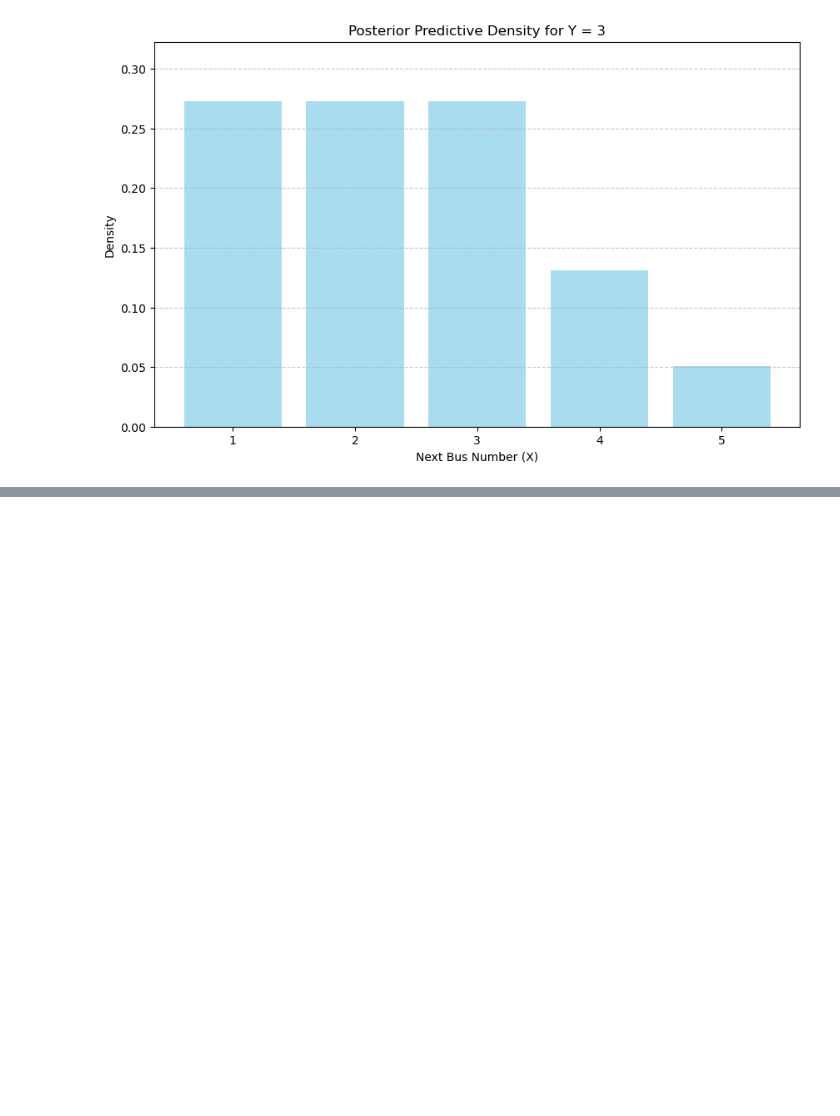
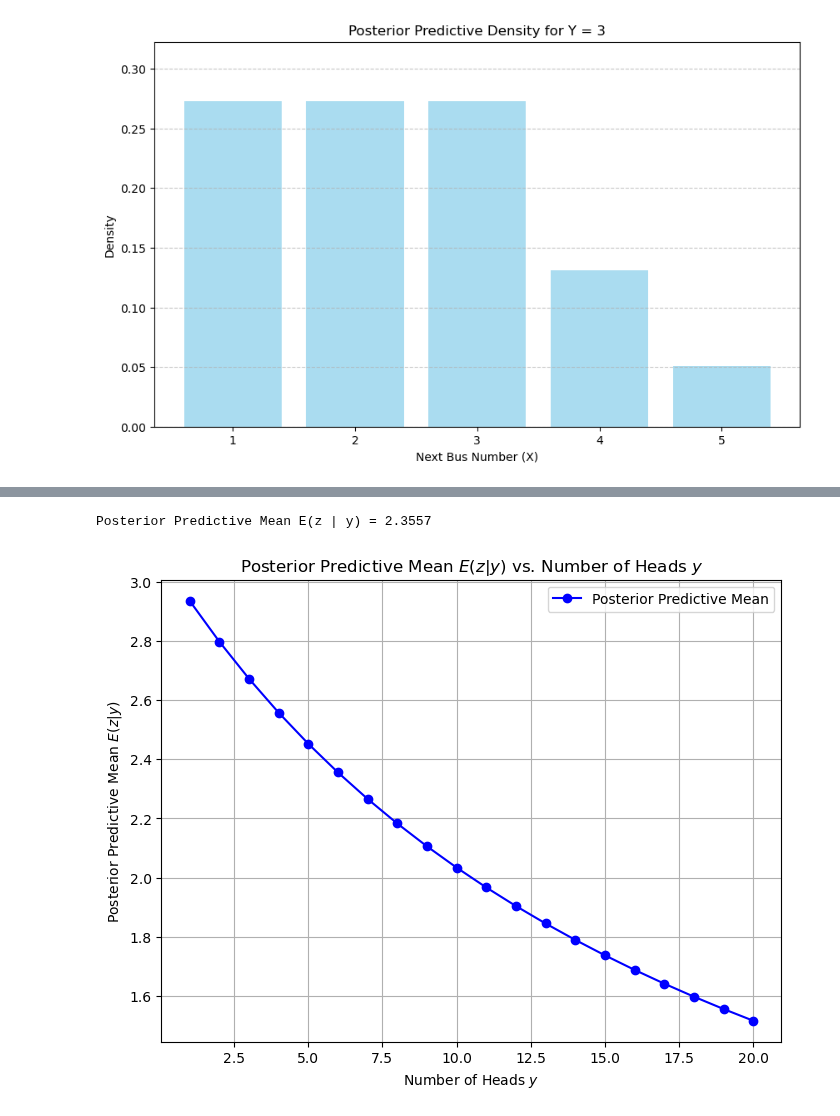
Before and after one commit to rocky115/DeepMythomatics, a Jupyter notebook: Sampling/Chapter-3/Saauntibaa_Saaguaan-2.ipynb, the cells around one changed output, grey strips where cells are left out. Saved outputs shown, nothing was run; the diff lists cells and outputs as text; code cells hidden in the pictures; blank space fills up the shorter version.

Commit message:
Bayesian Posterior prediction

```diff
--- a/Sampling/Chapter-3/Saauntibaa_Saaguaan-2.ipynb
+++ b/Sampling/Chapter-3/Saauntibaa_Saaguaan-2.ipynb
@@ -635,0 +868,74 @@ plt.show()
+# %%
+import scipy.special as sp
+
+def posterior_predictive_mean(alpha, beta, n, y):
+    """
+    Calculate the posterior predictive mean E(z | y).
+
+    Parameters:
+    alpha : float : prior alpha parameter (shape parameter)
+    beta : float : prior beta parameter (shape parameter)
+    n : int : number of tosses
+    y : int : number of heads
+
+    Returns:
+    float : posterior predictive mean E(z | y)
+    """
+    # Posterior predictive mean formula
+    numerator = alpha + beta + n - 1
+    denominator = alpha + y - 1
+    return numerator / denominator
+
+# Example parameters
+alpha = 20.3
+beta = 20.3
+n = 20
+y = 6
+
+# Calculate posterior predictive mean
+posterior_mean = posterior_predictive_mean(alpha, beta, n, y)
+print(f"Posterior Predictive Mean E(z | y) = {posterior_mean:.4f}")
+# %% [output]
+Posterior Predictive Mean E(z | y) = 2.3557
+# %%
+import numpy as np
+import matplotlib.pyplot as plt
+
+def posterior_predictive_mean(alpha, beta, n, y):
+    """
+    Calculate the posterior predictive mean E(z | y).
+
+    Parameters:
+    alpha : float : prior alpha parameter (shape parameter)
+    beta : float : prior beta parameter (shape parameter)
+    n : int : number of tosses
+    y : int : number of heads
+
+    Returns:
+    float : posterior predictive mean E(z | y)
+    """
+    numerator = alpha + beta + n - 1
+    denominator = alpha + y - 1
+    return numerator / denominator
+
+# Example parameters
+alpha = 20.3
+beta = 20.3
+n = 20
+
+# Values of y (number of heads) from 1 to 20
+y_values = np.arange(1, 21)
+posterior_means = [posterior_predictive_mean(alpha, beta, n, y) for y in y_values]
+
+# Plotting the posterior predictive mean vs. number of heads y
+plt.figure(figsize=(8, 6))
+plt.plot(y_values, posterior_means, marker='o', linestyle='-', color='b', label='Posterior Predictive Mean')
+
+plt.title('Posterior Predictive Mean $E(z | y)$ vs. Number of Heads $y$')
+plt.xlabel('Number of Heads $y$')
+plt.ylabel('Posterior Predictive Mean $E(z | y)$')
+plt.grid(True)
+plt.legend()
+plt.show()
+# %% [output]
+[figure, added]
```
Also changed, not shown: parts of 14 cells of this notebook, 1 other file.
